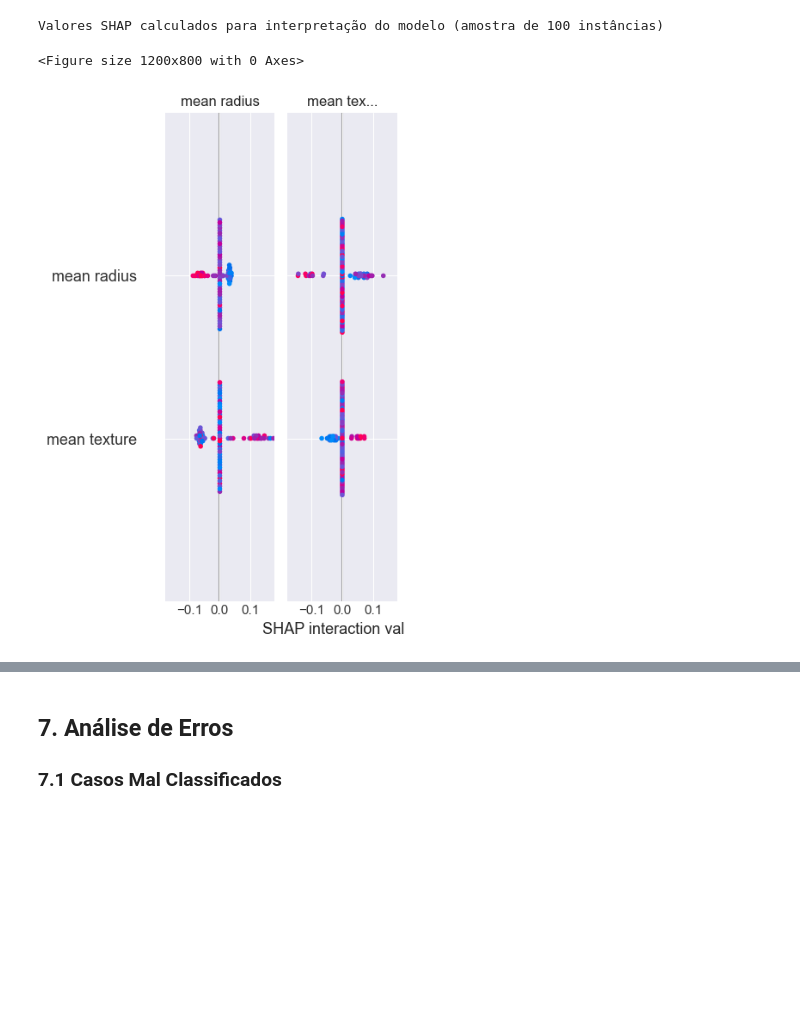
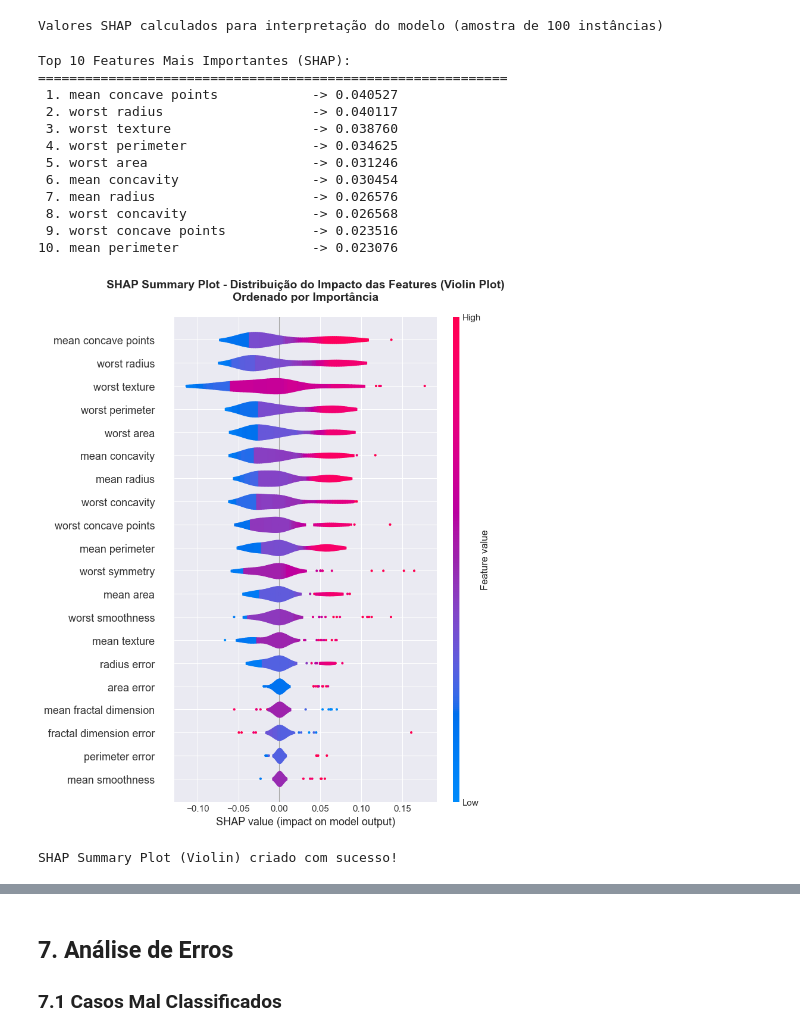
Before and after one commit to theeustassi/postech-iaparadevs, a Jupyter notebook: Fase1/Tech_Challenge/notebooks/diagnostico_cancer_mama.ipynb, the cells around one changed output, grey strips where cells are left out. Saved outputs shown, nothing was run; the diff lists cells and outputs as text; code cells hidden in the pictures; blank space fills up the shorter version.

```diff
--- a/Fase1/Tech_Challenge/notebooks/diagnostico_cancer_mama.ipynb
+++ b/Fase1/Tech_Challenge/notebooks/diagnostico_cancer_mama.ipynb
@@ -537,13 +558,58 @@ print(f"Valores SHAP calculados para interpretação do modelo (amostra de {samp
 # %% [output]
 Valores SHAP calculados para interpretação do modelo (amostra de 100 instâncias)
 # %%
-# Summary plot
-plt.figure(figsize=(12, 8))
-shap.summary_plot(shap_values, X_test_sample, plot_type="violin", feature_names=X_test.columns, show=False)
+# Summary plot - Violin plot mostrando distribuição de impacto das features ORDENADO por importância
+plt.figure(figsize=(14, 10))
+
+# Extrai os valores SHAP para a classe maligno (índice 1)
+# shap_values tem shape (n_samples, n_features, n_classes)
+if shap_values.ndim == 3:
+    # Formato multi-classe: pega a classe maligno (índice 1)
+    shap_values_plot = shap_values[:, :, 1]
+else:
+    shap_values_plot = shap_values
+
+# Calcula a importância média absoluta de cada feature
+feature_importance_shap = np.abs(shap_values_plot).mean(axis=0)
+
+# Cria lista com importâncias
+importance_list = [(X_test_sample.columns[i], feature_importance_shap[i])
+                   for i in range(len(X_test_sample.columns))]
+importance_list.sort(key=lambda x: x[1], reverse=True)
+
+print("Top 10 Features Mais Importantes (SHAP):")
+print("="*60)
+for i, (feat, imp) in enumerate(importance_list[:10], 1):
+    print(f"{i:2d}. {feat:30s} -> {imp:.6f}")
+
+# Cria o summary plot com features ordenadas por importância
+shap.summary_plot(
+    shap_values_plot,
+    X_test_sample,
+    plot_type="violin",
+    feature_names=list(X_test_sample.columns),
+    show=False
+)
+plt.title('SHAP Summary Plot - Distribuição do Impacto das Features (Violin Plot)\nOrdenado por Importância',
+          fontsize=14, fontweight='bold', pad=20)
 plt.tight_layout()
 plt.savefig('../results/graficos/shap_summary.png', dpi=300, bbox_inches='tight')
 plt.show()
+
+print("\nSHAP Summary Plot (Violin) criado com sucesso!")
 # %% [output]
-<Figure size 1200x800 with 0 Axes>
+Top 10 Features Mais Importantes (SHAP):
+============================================================
+ 1. mean concave points            -> 0.040527
+ 2. worst radius                   -> 0.040117
+ 3. worst texture                  -> 0.038760
+ 4. worst perimeter                -> 0.034625
+ 5. worst area                     -> 0.031246
+ 6. mean concavity                 -> 0.030454
+ 7. mean radius                    -> 0.026576
+ 8. worst concavity                -> 0.026568
+ 9. worst concave points           -> 0.023516
+10. mean perimeter                 -> 0.023076
-[figure, old version]
+[figure, new version]
+SHAP Summary Plot (Violin) criado com sucesso!
 # %%
```
Also changed, not shown: parts of 12 cells of this notebook, 16 other files.
